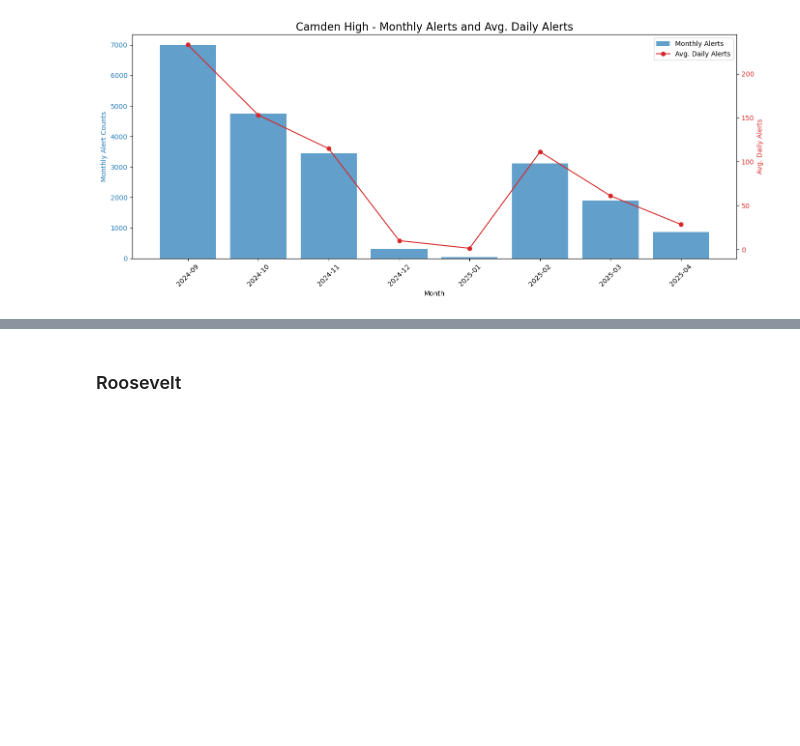
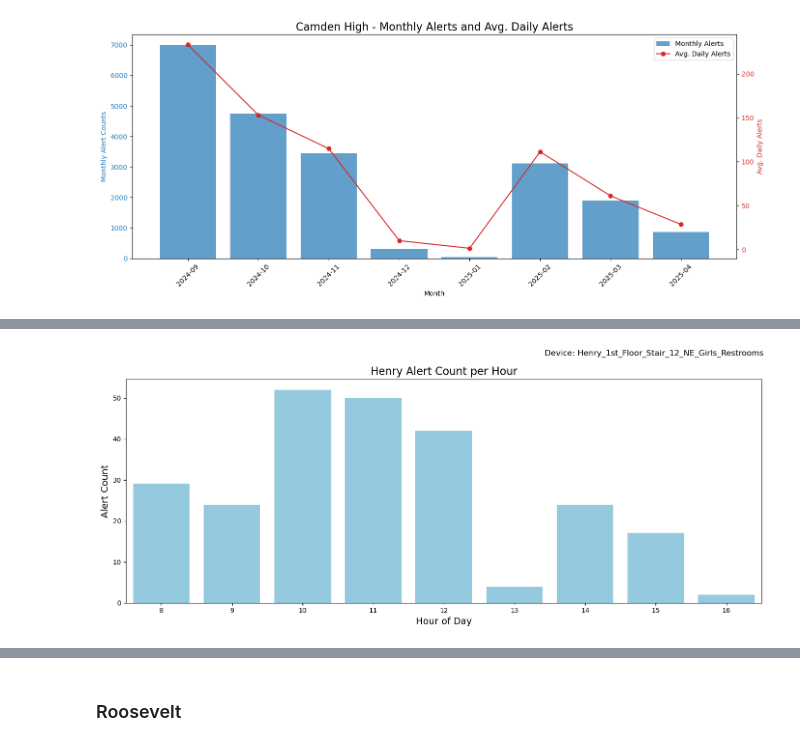
Before and after one commit to yunghsuanwu/vape-detector-minneapolis, a Jupyter notebook: haloreport_dataexploration_yhw.ipynb, the cells around one changed output, grey strips where cells are left out. Saved outputs shown, nothing was run; the diff lists cells and outputs as text; code cells hidden in the pictures; blank space fills up the shorter version.

```diff
--- a/haloreport_dataexploration_yhw.ipynb
+++ b/haloreport_dataexploration_yhw.ipynb
@@ -203,3 +264,38 @@ def plot_monthly_data(df, school_name):
+# %%
+# Graph: Alert count per day per hour
+def alert_count_per_day_per_hour(df,device=None, type=None, save_path=None):
+    """
+    Given a dataframe for a single day, plot the count of alerts per hour of the day.
+    """
+    if device:
+        df = df[df['Device'] == device]
+    # Ensure Start Time is datetime
+    if not pd.api.types.is_datetime64_any_dtype(df['Start Time']):
+        df = df.copy()
+        df['Start Time'] = pd.to_datetime(df['Start Time'])
+
+    if type:
+        df = df[df['Type'] == type]
+
+    df['hour'] = df['Start Time'].dt.hour
+    hour_counts = df['hour'].value_counts().sort_index()
+
+    plt.figure(figsize=(14, 6))
+    sns.barplot(x=hour_counts.index, y=hour_counts.values, color='skyblue')
+    if type:
+        plt.title(f"{df['School'].iloc[0]} {type} Alert Count per Hour", fontsize=16)
+    else:
+        plt.title(f"{df['School'].iloc[0]} Alert Count per Hour", fontsize=16)
+    if device:
+        plt.suptitle(f"Device: {device}", fontsize=12, x=0.83)
+
+    plt.xlabel('Hour of Day', fontsize=14)
+    plt.ylabel('Alert Count', fontsize=14)
+    plt.tight_layout()
+    if save_path:
+        plt.savefig(save_path)
+    else:
+        plt.show()
 # %% [markdown]
 ### Andersen Middle
 1098 Andersen Lane, Minneapolis MN 55407
@@ -387,0 +487,5 @@ plot_monthly_data(camden_monthly, 'Camden High')
+# %%
+# Explore 2024-09-05
+camden_highest = camden_df[camden_df['Date'] == '2024-09-05'].sort_values(by='Start Time')
+print(f'The device with the highest alert count on {camden_highest['Date'].unique()[0]} was {camden_highest["Device"].value_counts().idxmax()} with {camden_highest["Device"].value_counts().max()} alerts.')
+camden_highest.Device.value_counts()
@@ -387,0 +504,4 @@ plot_monthly_data(camden_monthly, 'Camden High')
+# %%
+alert_count_per_day_per_hour(camden_highest, device='Henry_1st_Floor_Stair_12_NE_Girls_Restrooms')
+# %% [output]
+[figure, added]
```
Also changed, not shown: parts of 17 cells of this notebook.
